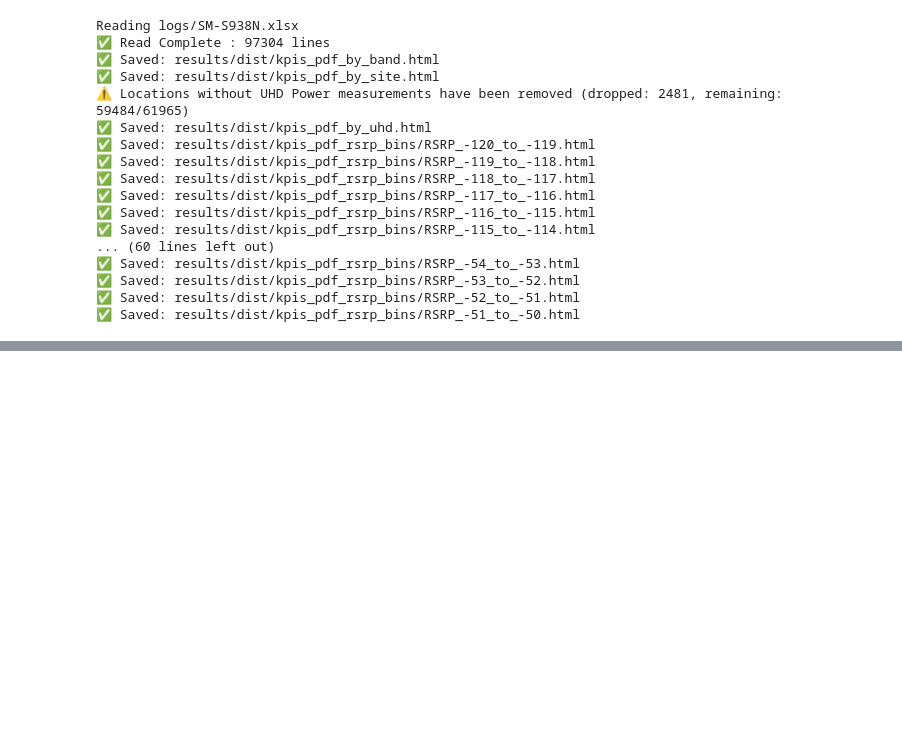
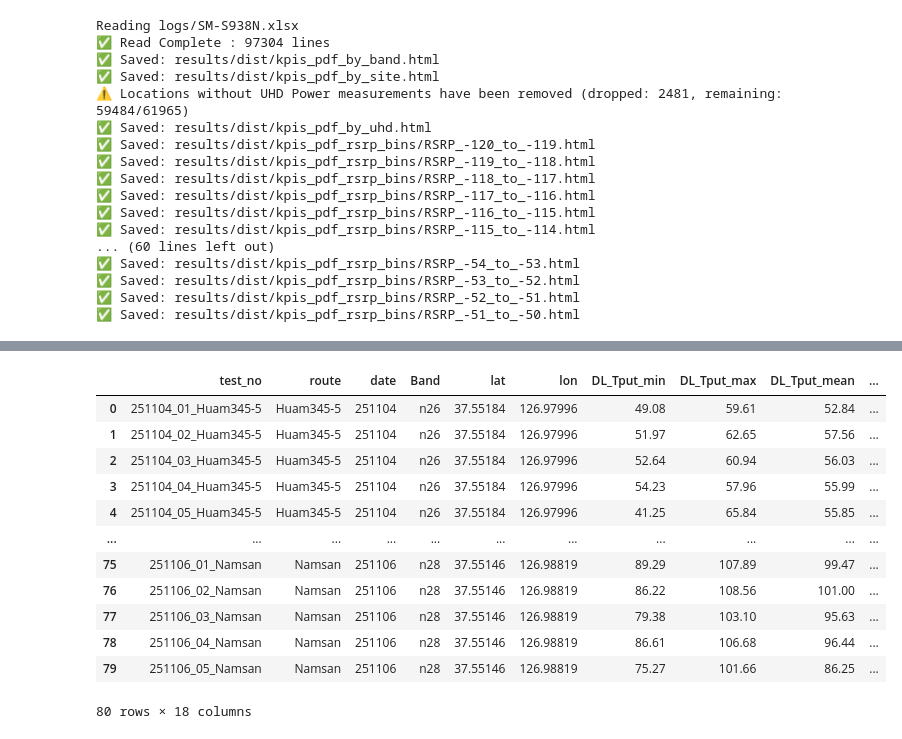
Before and after one commit to joostone-ahn/nr-field-analysis, a Jupyter notebook: field-analysis_251108.ipynb, the cells around one changed output, grey strips where cells are left out. Drawn from its saved outputs; the diff is of its cells as text; code cells hidden in the pictures; blank space fills up the shorter version.

```diff
--- a/field-analysis_251108.ipynb
+++ b/field-analysis_251108.ipynb
@@ -289,3 +295,21 @@ Reading logs/SM-S938N.xlsx
+# %%
+import pandas as pd
+import os
+pd.read_excel(os.path.join("logs", "IPhone16e_fixed-point.xlsx"))
+# %% [output]
+|  | test_no | route | date | Band | lat | lon | DL_Tput_min | DL_Tput_max | DL_Tput_mean | ... |
+| 0 | 251104_01_Huam345-5 | Huam345-5 | 251104 | n26 | 37.55184 | 126.97996 | 49.08 | 59.61 | 52.84 | ... |
+| 1 | 251104_02_Huam345-5 | Huam345-5 | 251104 | n26 | 37.55184 | 126.97996 | 51.97 | 62.65 | 57.56 | ... |
+| 2 | 251104_03_Huam345-5 | Huam345-5 | 251104 | n26 | 37.55184 | 126.97996 | 52.64 | 60.94 | 56.03 | ... |
+| 3 | 251104_04_Huam345-5 | Huam345-5 | 251104 | n26 | 37.55184 | 126.97996 | 54.23 | 57.96 | 55.99 | ... |
+| 4 | 251104_05_Huam345-5 | Huam345-5 | 251104 | n26 | 37.55184 | 126.97996 | 41.25 | 65.84 | 55.85 | ... |
+| ... | ... | ... | ... | ... | ... | ... | ... | ... | ... | ... |
+| 75 | 251106_01_Namsan | Namsan | 251106 | n28 | 37.55146 | 126.98819 | 89.29 | 107.89 | 99.47 | ... |
+| 76 | 251106_02_Namsan | Namsan | 251106 | n28 | 37.55146 | 126.98819 | 86.22 | 108.56 | 101.00 | ... |
+| 77 | 251106_03_Namsan | Namsan | 251106 | n28 | 37.55146 | 126.98819 | 79.38 | 103.10 | 95.63 | ... |
+| 78 | 251106_04_Namsan | Namsan | 251106 | n28 | 37.55146 | 126.98819 | 86.61 | 106.68 | 96.44 | ... |
+| 79 | 251106_05_Namsan | Namsan | 251106 | n28 | 37.55146 | 126.98819 | 75.27 | 101.66 | 86.25 | ... |
+80 rows × 18 columns
 # %%
 import os, _common, _map, _plot
 df = _common.analyze_kpi(
```
Also changed, not shown: parts of 2 cells of this notebook, 16 other files.
